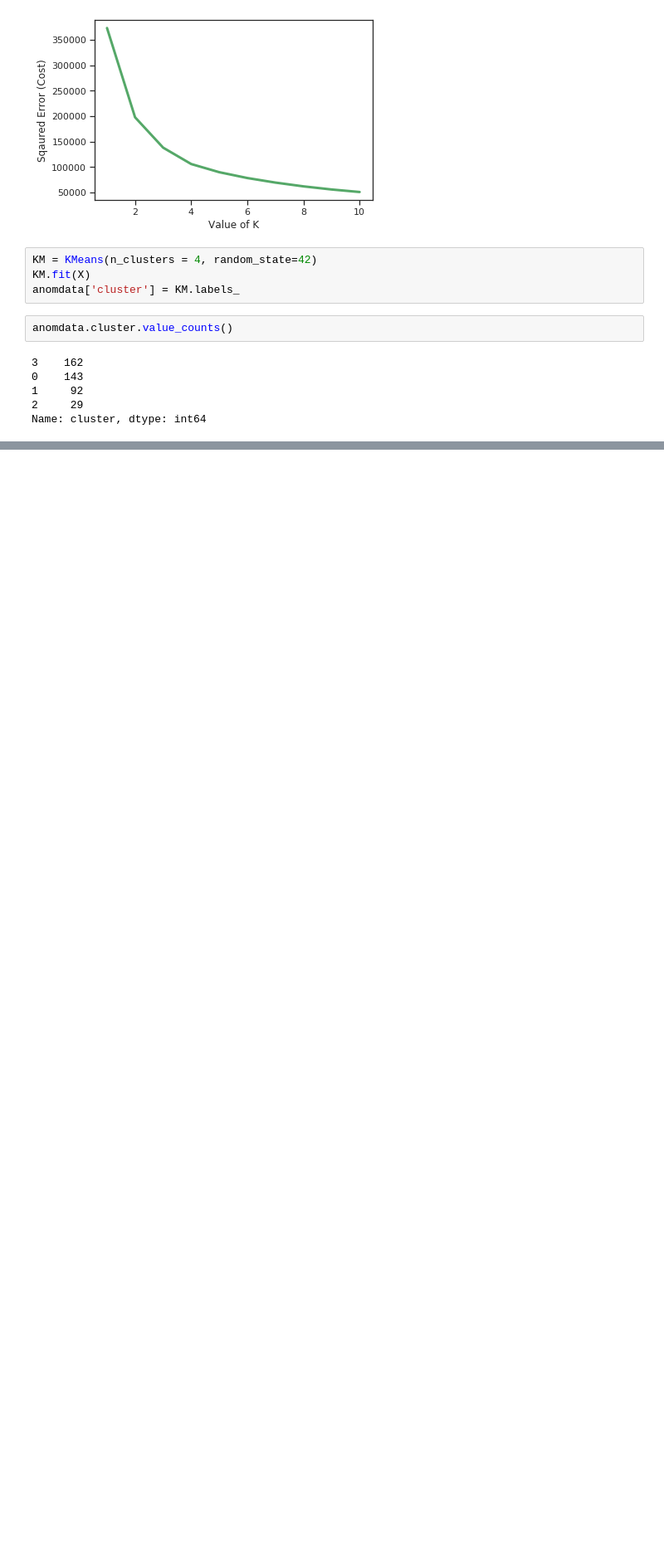
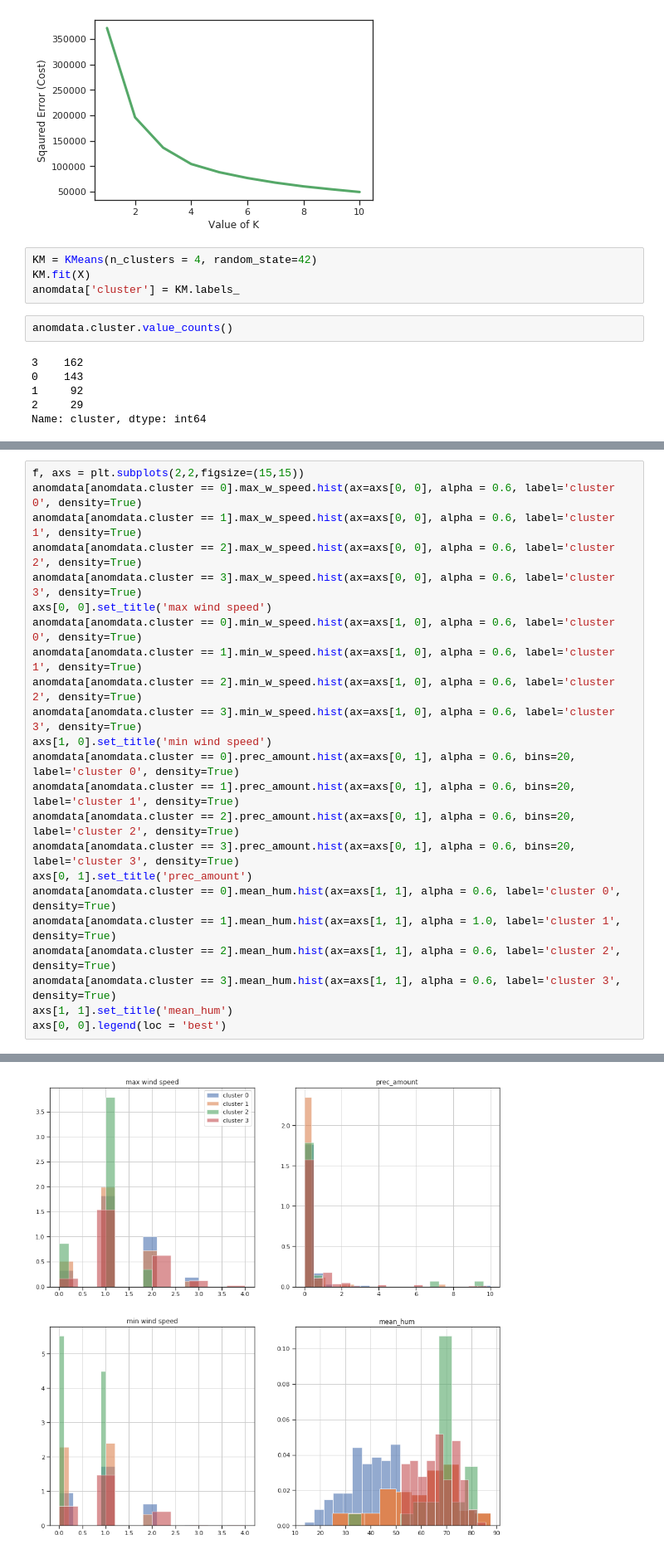
Before and after one commit to aerubanov/Proj_Air_Quality, a Jupyter notebook: notebooks/anomaly selection.ipynb, the cells around one changed output, grey strips where cells are left out. Shown at 83% size. Saved outputs shown, nothing was run; the diff lists cells and outputs as text; blank space fills up the shorter version.

```diff
--- a/notebooks/anomaly selection.ipynb
+++ b/notebooks/anomaly selection.ipynb
@@ -285,0 +290,24 @@ axs[4, 1].set_title('humidity std')
+# %%
+f, axs = plt.subplots(2,2,figsize=(15,15))
+anomdata[anomdata.cluster == 0].max_w_speed.hist(ax=axs[0, 0], alpha = 0.6, label='cluster 0', density=True)
+anomdata[anomdata.cluster == 1].max_w_speed.hist(ax=axs[0, 0], alpha = 0.6, label='cluster 1', density=True)
+anomdata[anomdata.cluster == 2].max_w_speed.hist(ax=axs[0, 0], alpha = 0.6, label='cluster 2', density=True)
+anomdata[anomdata.cluster == 3].max_w_speed.hist(ax=axs[0, 0], alpha = 0.6, label='cluster 3', density=True)
+axs[0, 0].set_title('max wind speed')
+anomdata[anomdata.cluster == 0].min_w_speed.hist(ax=axs[1, 0], alpha = 0.6, label='cluster 0', density=True)
+anomdata[anomdata.cluster == 1].min_w_speed.hist(ax=axs[1, 0], alpha = 0.6, label='cluster 1', density=True)
+anomdata[anomdata.cluster == 2].min_w_speed.hist(ax=axs[1, 0], alpha = 0.6, label='cluster 2', density=True)
+anomdata[anomdata.cluster == 3].min_w_speed.hist(ax=axs[1, 0], alpha = 0.6, label='cluster 3', density=True)
+axs[1, 0].set_title('min wind speed')
+anomdata[anomdata.cluster == 0].prec_amount.hist(ax=axs[0, 1], alpha = 0.6, bins=20, label='cluster 0', density=True)
+anomdata[anomdata.cluster == 1].prec_amount.hist(ax=axs[0, 1], alpha = 0.6, bins=20, label='cluster 1', density=True)
+anomdata[anomdata.cluster == 2].prec_amount.hist(ax=axs[0, 1], alpha = 0.6, bins=20, label='cluster 2', density=True)
+anomdata[anomdata.cluster == 3].prec_amount.hist(ax=axs[0, 1], alpha = 0.6, bins=20, label='cluster 3', density=True)
+axs[0, 1].set_title('prec_amount')
+anomdata[anomdata.cluster == 0].mean_hum.hist(ax=axs[1, 1], alpha = 0.6, label='cluster 0', density=True)
+anomdata[anomdata.cluster == 1].mean_hum.hist(ax=axs[1, 1], alpha = 1.0, label='cluster 1', density=True)
+anomdata[anomdata.cluster == 2].mean_hum.hist(ax=axs[1, 1], alpha = 0.6, label='cluster 2', density=True)
+anomdata[anomdata.cluster == 3].mean_hum.hist(ax=axs[1, 1], alpha = 0.6, label='cluster 3', density=True)
+axs[1, 1].set_title('mean_hum')
+axs[0, 0].legend(loc = 'best')
+# %% [output]
@@ -285,0 +315 @@ axs[4, 1].set_title('humidity std')
+[figure, added]
```
Also changed, not shown: parts of 7 cells of this notebook.
